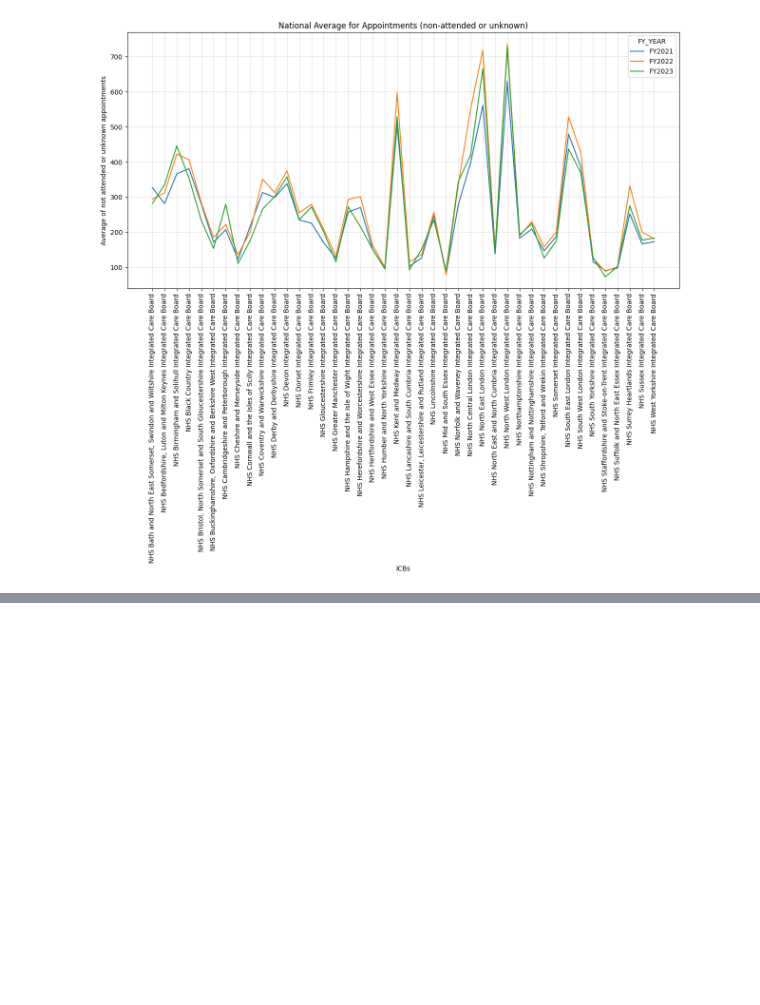
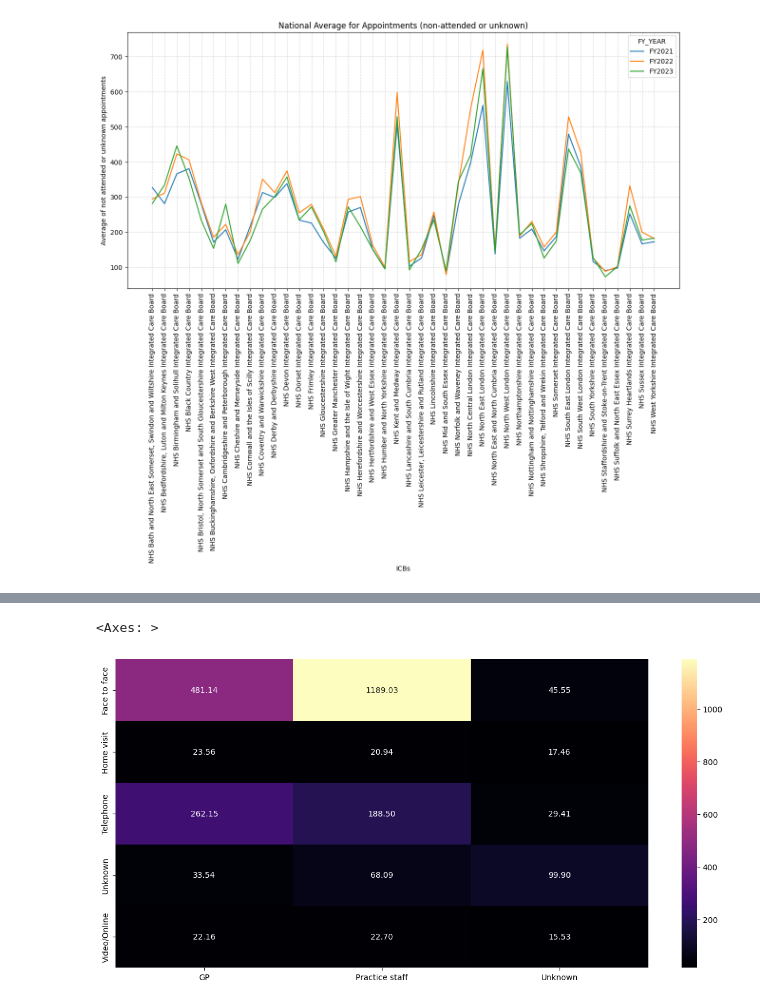
Before and after one commit to SNEE-ICS/PrimaryCareDemandAndCapacity, a Jupyter notebook: AppointmentsAttended.ipynb, the cells around one changed output, grey strips where cells are left out. Saved outputs shown, nothing was run; the diff lists cells and outputs as text; code cells hidden in the pictures; blank space fills up the shorter version.

```diff
--- a/AppointmentsAttended.ipynb
+++ b/AppointmentsAttended.ipynb
@@ -208,0 +272,3 @@ plt.grid(True, linestyle='--', alpha=0.5)
+# %%
+dna_hcptype_apptmode = combined_df_copy.loc[combined_df_copy['APPT_STATUS'] != 'Attended'].drop(columns=['SUB_ICB_LOCATION_ONS_CODE','APPT_STATUS','FY_YEAR']).groupby(['ICB_NAME','HCP_TYPE','APPT_MODE']).mean().round(4)
+dna_hcptype_apptmode
@@ -208,0 +290,30 @@ plt.grid(True, linestyle='--', alpha=0.5)
+# %%
+DNA_GP_f2f = dna_hcptype_apptmode.loc[(slice(None),'GP','Face-to-Face'),:].mean().round(4).item()
+DNA_GP_homevisit = dna_hcptype_apptmode.loc[(slice(None),'GP','Home Visit'),:].mean().round(4).item()
+DNA_GP_tel = dna_hcptype_apptmode.loc[:,'GP','Telephone'].mean().round(4).item()
+DNA_GP_unknown = dna_hcptype_apptmode.loc[:,'GP','Unknown'].mean().round(4).item()
+DNA_GP_video_online = dna_hcptype_apptmode.loc[:,'GP','Video/Online'].mean().round(4).item()
+
+DNA_p_staff_f2f = dna_hcptype_apptmode.loc[(slice(None),'Other Practice staff','Face-to-Face'),:].mean().round(4).item()
+DNA_p_staff_homevisit = dna_hcptype_apptmode.loc[(slice(None),'Other Practice staff','Home Visit'),:].mean().round(4).item()
+DNA_p_staff_tel = dna_hcptype_apptmode.loc[:,'Other Practice staff','Telephone'].mean().round(4).item()
+DNA_p_staff_unknown = dna_hcptype_apptmode.loc[:,'Other Practice staff','Unknown'].mean().round(4).item()
+DNA_p_staff_video_online = dna_hcptype_apptmode.loc[:,'Other Practice staff','Video/Online'].mean().round(4).item()
+
+DNA_unknown_f2f = dna_hcptype_apptmode.loc[(slice(None),'Unknown','Face-to-Face'),:].mean().round(4).item()
+DNA_unknown_homevisit = dna_hcptype_apptmode.loc[(slice(None),'Unknown','Home Visit'),:].mean().round(4).item()
+DNA_unknown_tel = dna_hcptype_apptmode.loc[:,'Unknown','Telephone'].mean().round(4).item()
+DNA_unknown_unknown = dna_hcptype_apptmode.loc[:,'Unknown','Unknown'].mean().round(4).item()
+DNA_unknown_video_online = dna_hcptype_apptmode.loc[:,'Unknown','Video/Online'].mean().round(4).item()
+
+
+data = {
+    'GP' : [DNA_GP_f2f, DNA_GP_homevisit, DNA_GP_tel, DNA_GP_unknown, DNA_GP_video_online],
+    'Practice staff' : [DNA_p_staff_f2f, DNA_p_staff_homevisit, DNA_p_staff_tel, DNA_p_staff_unknown, DNA_p_staff_video_online],
+    'Unknown' : [DNA_unknown_f2f, DNA_unknown_homevisit, DNA_unknown_tel, DNA_unknown_unknown, DNA_unknown_video_online]
+}
+
+index_values = ['Face to face', 'Home visit', 'Telephone', 'Unknown', 'Video/Online']
+
+national_average_dna_hcp_appt_type = pd.DataFrame(data, index=index_values)
+national_average_dna_hcp_appt_type
@@ -208,0 +327,6 @@ plt.grid(True, linestyle='--', alpha=0.5)
+# %%
+plt.subplots(figsize=(15,7))
+sns.heatmap(national_average_dna_hcp_appt_type, annot=True, fmt='.2f', cmap='magma')
+# %% [output]
+<Axes: >
+[figure, added]
```
Also changed, not shown: parts of 14 cells of this notebook.
